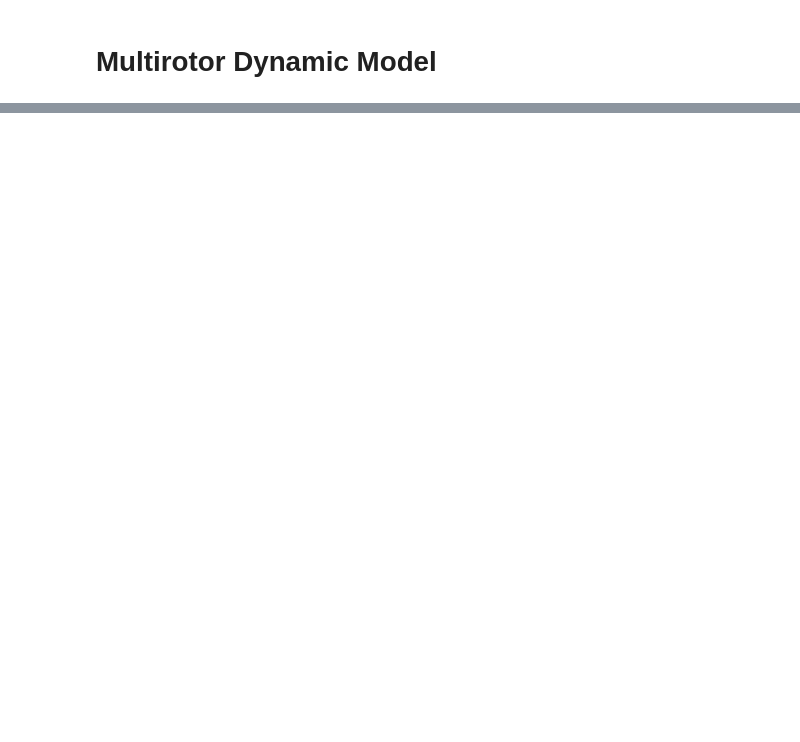
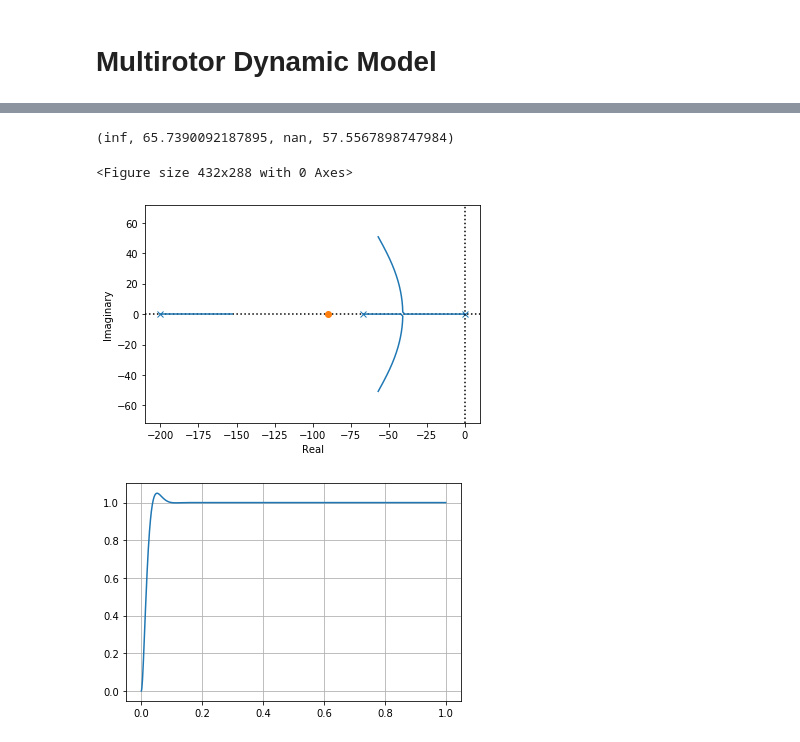
Before and after one commit to jgoppert/aae497-f19, a Jupyter notebook: lectures/10-Multirotor.ipynb, the cells around one changed output, grey strips where cells are left out. Saved outputs shown, nothing was run; the diff lists cells and outputs as text; code cells hidden in the pictures; blank space fills up the shorter version.

```diff
--- a/lectures/10-Multirotor.ipynb
+++ b/lectures/10-Multirotor.ipynb
@@ -63,0 +154,21 @@ def SO3_adjoint(V):
+# %%
+s = control.tf([1, 0], [0, 1])
+H_roll_rate = 0.1*(s/90+1)/(s/200 + 1)
+Go_roll_rate = G_roll_rate*H_roll_rate
+print(control.margin(Go_roll_rate))
+
+plt.figure()
+control.rlocus(Go_roll_rate, kvect=np.linspace(0, 1, 1000));
+plt.axis('equal')
+
+Gc_roll_rate = control.feedback(Go_roll_rate)
+
+plt.figure()
+t, y = control.step_response(Gc_roll_rate, T=np.linspace(0, 1, 1000))
+plt.plot(t, y)
+plt.grid()
+# %% [output]
+(inf, 65.7390092187895, nan, 57.5567898747984)
+<Figure size 432x288 with 0 Axes>
+[figure, added]
+[figure, added]
```
Also changed, not shown: parts of 22 cells of this notebook, 2 other files.
